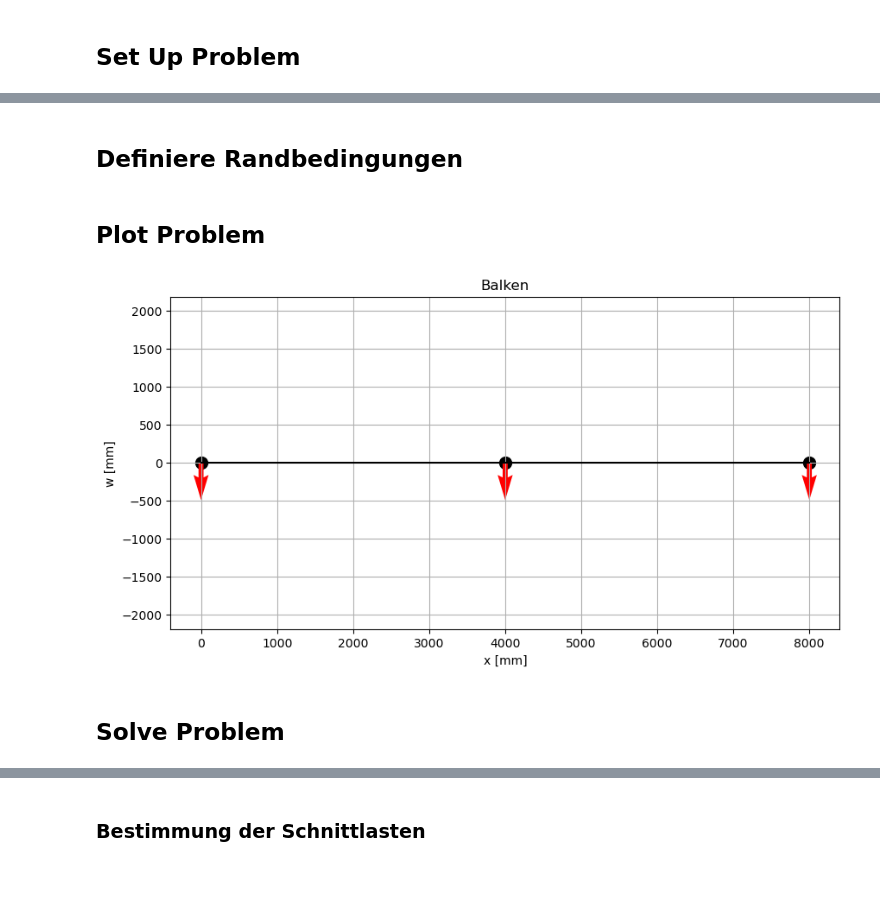
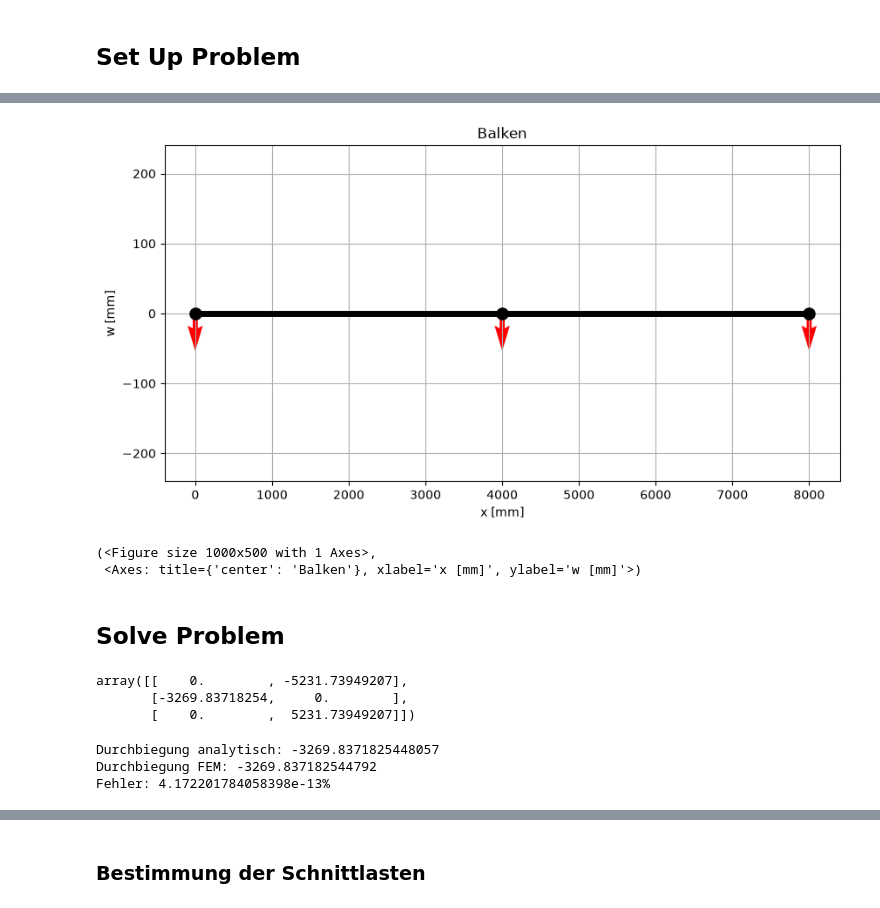
Before and after one commit to steffenbeese/FEM_I_Notebooks, a Jupyter notebook: Notebook_BalkenFEM.ipynb, the cells around one changed output, grey strips where cells are left out. Drawn from its saved outputs; the diff is of its cells as text; code cells hidden in the pictures; blank space fills up the shorter version.

Commit message:
Balken FEM funktionsfähig

```diff
--- a/Notebook_BalkenFEM.ipynb
+++ b/Notebook_BalkenFEM.ipynb
@@ -398,2 +391,0 @@ Lastfall.setElementData(Elist, Ilist)
-# %% [markdown]
-## Definiere Randbedingungen
@@ -425,33 +392,9 @@ Lastfall.setDistributedLoads(q)
-# %% [markdown]
-## Plot Problem
-# %%
-import matplotlib.pyplot as plt
-wanalytisch = sp.lambdify(x,wfun.subs({"EI":Emod*sma,"q0":q0,"ell":ell}),"numpy")
-
-
-def plotBalken(X,q,fval1,u=None):
-    fix,ax = plt.subplots(figsize=(10,5))
-    if u is not None:
-        Xn,un = Lastfall.computeDisplacement(n=5)
-        ax.plot(Xn,un,c='b')
-        xline = np.linspace(0,ell,100)
-        ax.plot(xline,wanalytisch(xline),'r--')
-        ax.legend(["w - FEM","w - analytisch"])
-    ax.scatter(X[:,0],X[:,1],c='k',s=100)
-    ax.plot(X[:,0],X[:,1],c='k')
-    ax.quiver(X[:,0], X[:,1],  [0 for i in range(numnp)],q,color='red')
-    ax.quiver(X[:,0], X[:,1],  [0 for i in range(numnp)],fval1,color='red')
-    ax.set_xlabel('x [mm]')
-    ax.set_ylabel('w [mm]')
-    ax.set_title('Balken')
-    ax.grid(True)
-
-    plt.axis('equal')
-    plt.show()
-
-plotBalken(X,q,fval1)
-# %% [output]
-[figure, removed]
+# %%
+bsp1.plotBalken()
+# %% [output]
+[figure, added]
+(<Figure size 1000x500 with 1 Axes>,
+ <Axes: title={'center': 'Balken'}, xlabel='x [mm]', ylabel='w [mm]'>)
 # %% [markdown]
 ## Solve Problem
 # %%
@@ -460 +403,26 @@ Lastfall.solveSystem()
+# %%
+bsp1.dof
+# %% [output]
+array([[    0.        , -5231.73949207],
+       [-3269.83718254,     0.        ],
+       [    0.        ,  5231.73949207]])
+# %%
+Emod = 210000 # MPa
+sma = 77.67*10**4 # mm^4
+q0 = 10 # N/mm
+ell = 8000 # mm
+
+
+wanalytisch = sp.lambdify(x,wfun.subs({"EI":Emod*sma,"q0":q0,"ell":ell}),"numpy")
+wa = wanalytisch(4000)
+wFEM = bsp1.getDisplacement(4000)
+error = (wa-wFEM)/wa*100
+
+print(f"Durchbiegung analytisch: {wa}")
+print(f"Durchbiegung FEM: {wFEM}")
+print(f"Fehler: {error}%")
+# %% [output]
+Durchbiegung analytisch: -3269.8371825448057
+Durchbiegung FEM: -3269.837182544792
+Fehler: 4.172201784058398e-13%
 # %%
```
Also changed, not shown: parts of 27 cells of this notebook, 6 other files.
